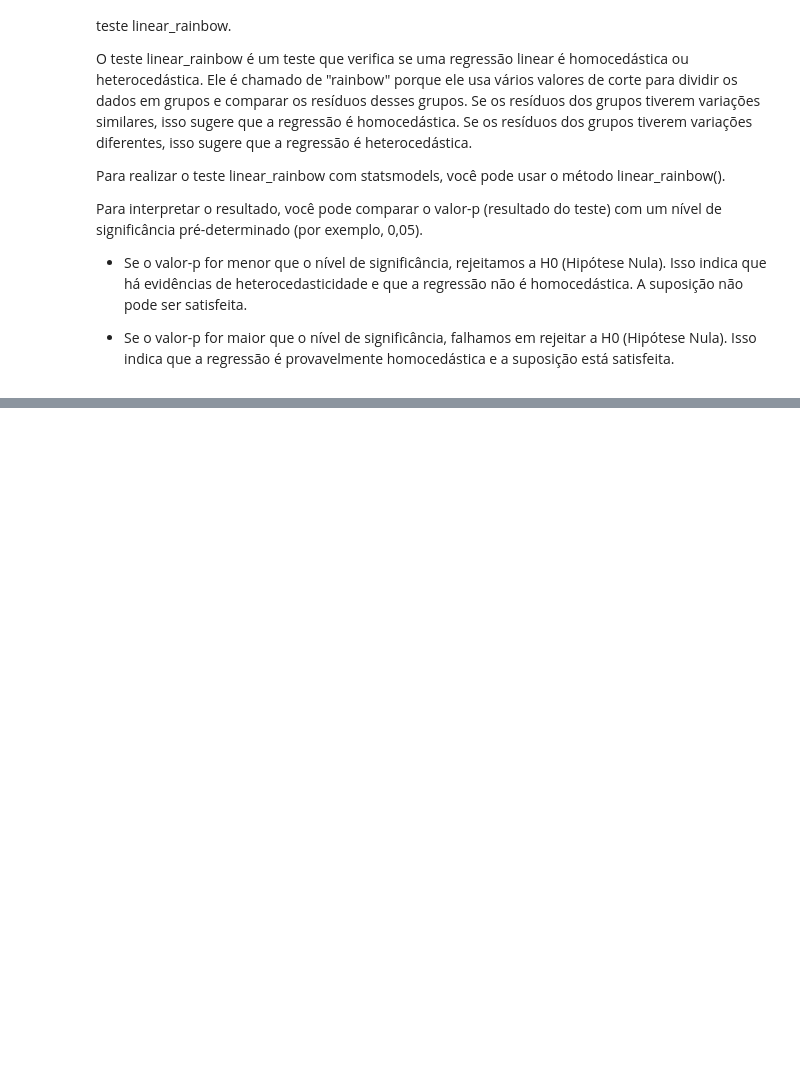
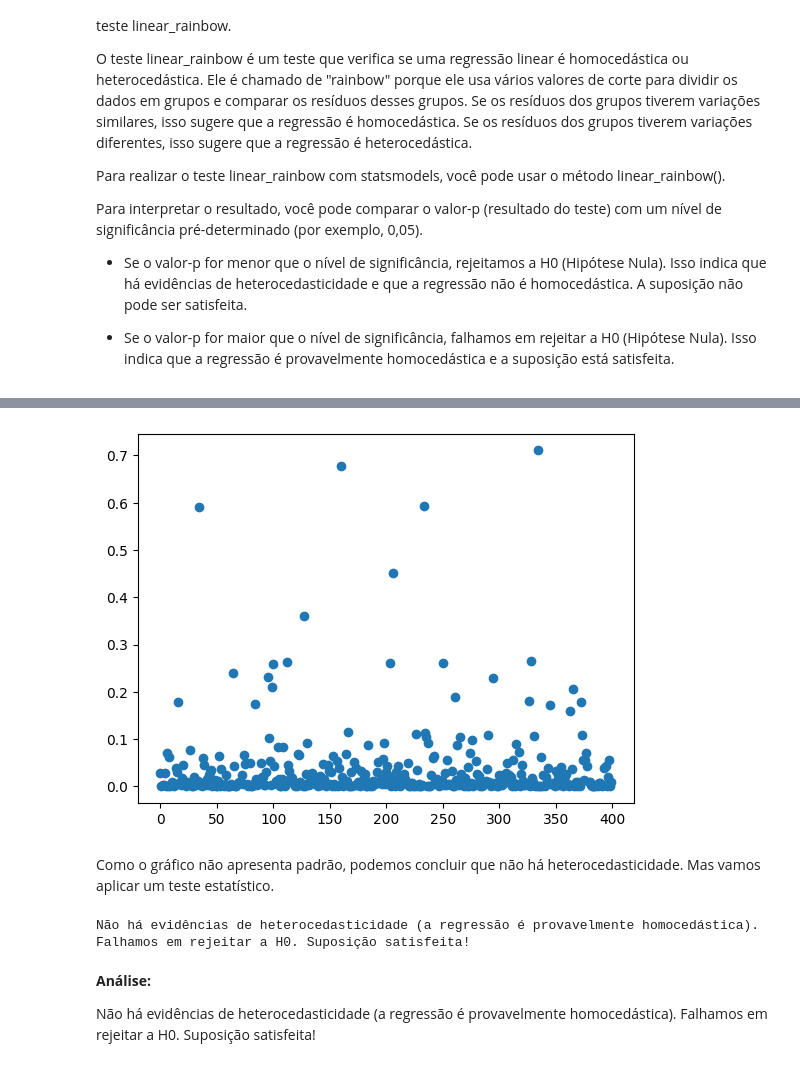
Before and after one commit to prisciladalepiane/machine-learning, a Jupyter notebook: 02-mat-est-aplicada/07-ocupacao-imoveis.ipynb, the cells around one changed output, grey strips where cells are left out. Saved outputs shown, nothing was run; the diff lists cells and outputs as text; code cells hidden in the pictures; blank space fills up the shorter version.

Commit message:
Validação das suposições

```diff
--- a/02-mat-est-aplicada/07-ocupacao-imoveis.ipynb
+++ b/02-mat-est-aplicada/07-ocupacao-imoveis.ipynb
@@ -778,0 +908,10 @@ Para interpretar o resultado, você pode comparar o valor-p (resultado do teste)
+# %%
+# Resíduos
+residuals = modelo_v5.resid
+
+# Plot
+plt.scatter(range(len(X_treino_clean2)),np.square(residuals));
+# %% [output]
+[figure, added]
+# %% [markdown]
+Como o gráfico não apresenta padrão, podemos concluir que não há heterocedasticidade. Mas vamos aplicar um teste estatístico.
@@ -778,0 +936,8 @@ Para interpretar o resultado, você pode comparar o valor-p (resultado do teste)
+# %%
+valida_heterocedasticidade(y_treino, X_treino_clean2)
+# %% [output]
+Não há evidências de heterocedasticidade (a regressão é provavelmente homocedástica). Falhamos em rejeitar a H0. Suposição satisfeita!
+# %% [markdown]
+**Análise:**
+
+Não há evidências de heterocedasticidade (a regressão é provavelmente homocedástica). Falhamos em rejeitar a H0. Suposição satisfeita!
```
Also changed, not shown: parts of 24 cells of this notebook.
